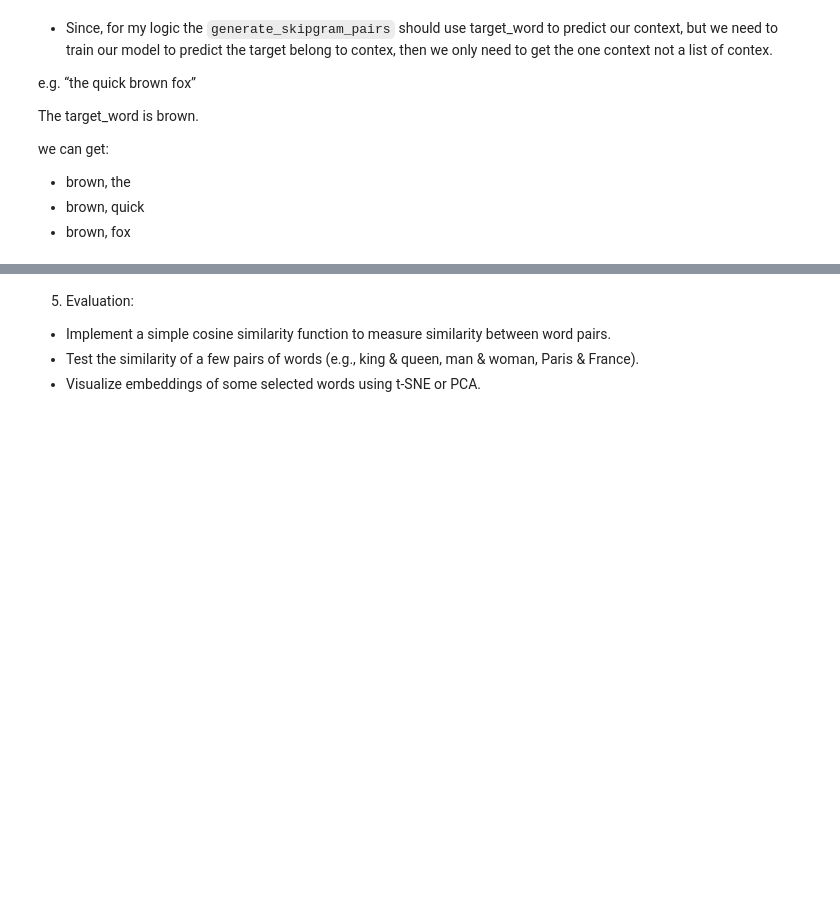
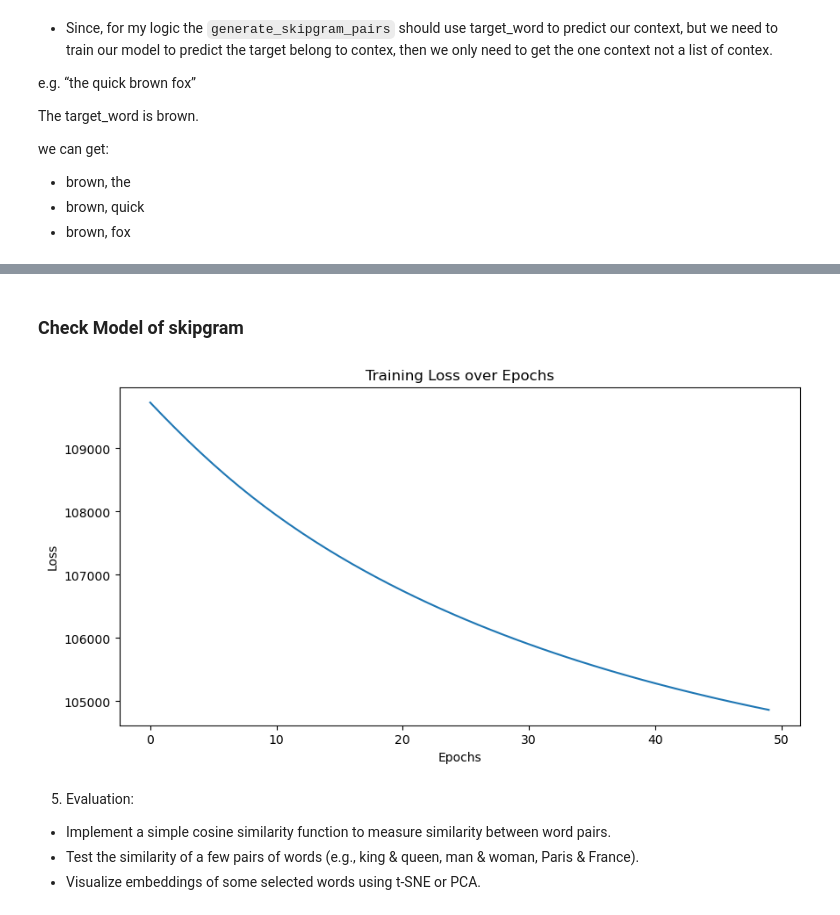
Before and after one commit to AndyFCui/NaturalLanguageProcessing_Intro, a Jupyter notebook: as3/CS6120_NLP_Assignment_3.ipynb, the cells around one changed output, grey strips where cells are left out. Saved outputs shown, nothing was run; the diff lists cells and outputs as text; code cells hidden in the pictures; blank space fills up the shorter version.

```diff
--- a/as3/CS6120_NLP_Assignment_3.ipynb
+++ b/as3/CS6120_NLP_Assignment_3.ipynb
@@ -516,3 +530,14 @@ for epoch in range(epochs):
+# %% [markdown]
+### Check Model of skipgram
+# %%
+plt.figure(figsize=(10, 5))
+plt.plot(epoch_losses)
+plt.title('Training Loss over Epochs')
+plt.xlabel('Epochs')
+plt.ylabel('Loss')
+plt.show()
+# %% [output]
+[figure, added]
 # %% [markdown]
 5. Evaluation:
 - Implement a simple cosine similarity function to measure similarity between word pairs.
```
Also changed, not shown: parts of 1 cell of this notebook.
